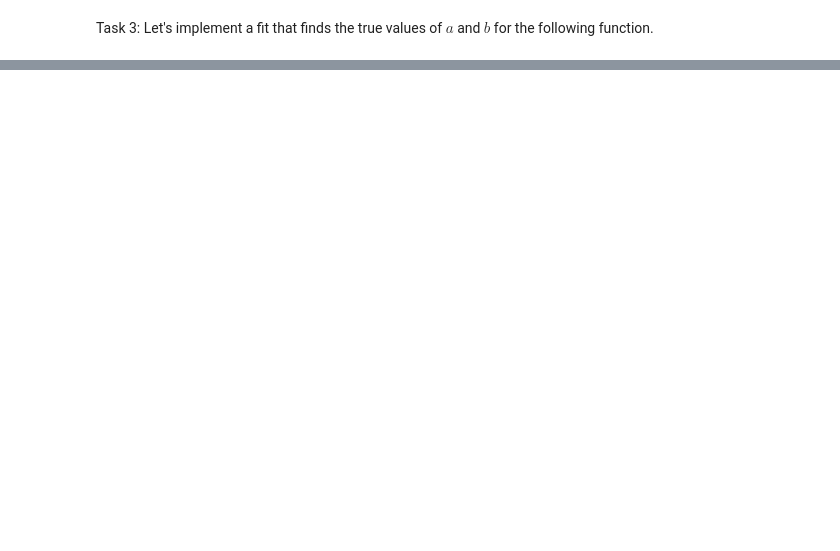
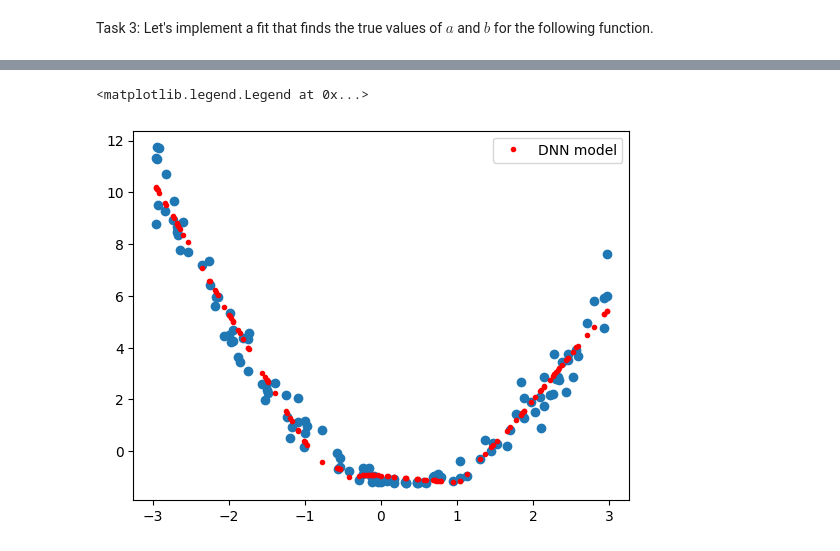
Before and after one commit to pfackeldey/Princeton-JAX-Workshop-2025-03-11, a Jupyter notebook: Fit-SOLUTION.ipynb, the cells around one changed output, grey strips where cells are left out. Saved outputs shown, nothing was run; the diff lists cells and outputs as text; code cells hidden in the pictures; blank space fills up the shorter version.

```diff
--- a/Fit-SOLUTION.ipynb
+++ b/Fit-SOLUTION.ipynb
@@ -83,0 +87,79 @@ plt.legend()
+# %%
+# Solution
+
+from functools import partial
+from typing import TypeAlias
+
+
+
+class LayerParam(NamedTuple):
+  W: jnp.ndarray
+  b: jnp.ndarray
+
+
+NetworkParams: TypeAlias = list[LayerParam]
+
+
+def init(rng, in_size, out_size) -> LayerParam:
+  """Returns the initial values of W & b."""
+  W_key, b_key = jax.random.split(rng)
+  W = jax.random.normal(W_key, (out_size, in_size))
+  b = jax.random.normal(b_key, (out_size,))
+  return LayerParam(W, b)
+
+
+@partial(jax.vmap, in_axes=(None, 0))  # vectorize along x
+def model(network_params: NetworkParams, x: jnp.ndarray) -> jnp.ndarray:
+  """Simple neural network"""
+  out = x
+  for layer_params in network_params[:-1]:
+    # dense layer
+    out = layer_params.W @ out + layer_params.b
+    # activation
+    out = jax.nn.relu(out)
+  # last layer has no actvation for a regression
+  out = network_params[-1].W @ out + network_params[-1].b
+  return out
+
+
+def loss(network_params: NetworkParams, x: jnp.ndarray, y: jnp.ndarray) -> jnp.ndarray:
+  """Computes the least squares error of the model's predictions on x against y."""
+  pred = model(network_params, x)
+  return jnp.mean((pred - y) ** 2)
+
+
+@jax.jit
+def update(network_params: NetworkParams, x: jnp.ndarray, y: jnp.ndarray) -> NetworkParams:
+  """Performs one gradient descent update step on params using the given data. (~SGD)"""
+  grads = jax.grad(loss)(network_params, x, y)
+
+  def step(param, grad):
+    return param - 0.005 * grad  # 0.005 := learning rate
+
+  updated_network_params = jax.tree.map(step, network_params, grads)
+  return updated_network_params
+
+
+# Initialize network parameters for 3 layers
+network_params = []
+rng = jax.random.key(42)
+layer_rngs = jax.random.split(rng, 3)
+# layer 1:
+network_params.append(init(layer_rngs[0], in_size=1, out_size=10))
+# layer 2:
+network_params.append(init(layer_rngs[1], in_size=10, out_size=10))
+# layer 3:
+network_params.append(init(layer_rngs[2], in_size=10, out_size=1))
+
+# Run the training
+for _ in range(500):
+  network_params = update(network_params, xs, ys)
+
+
+plt.scatter(xs, ys)
+pred_ys = model(network_params, xs)
+plt.plot(xs, pred_ys, ".", c='red', label='DNN model')
+plt.legend()
+# %% [output]
+<matplotlib.legend.Legend at 0x...>
+[figure, added]
```
Also changed, not shown: parts of 3 cells of this notebook, 1 other file.
